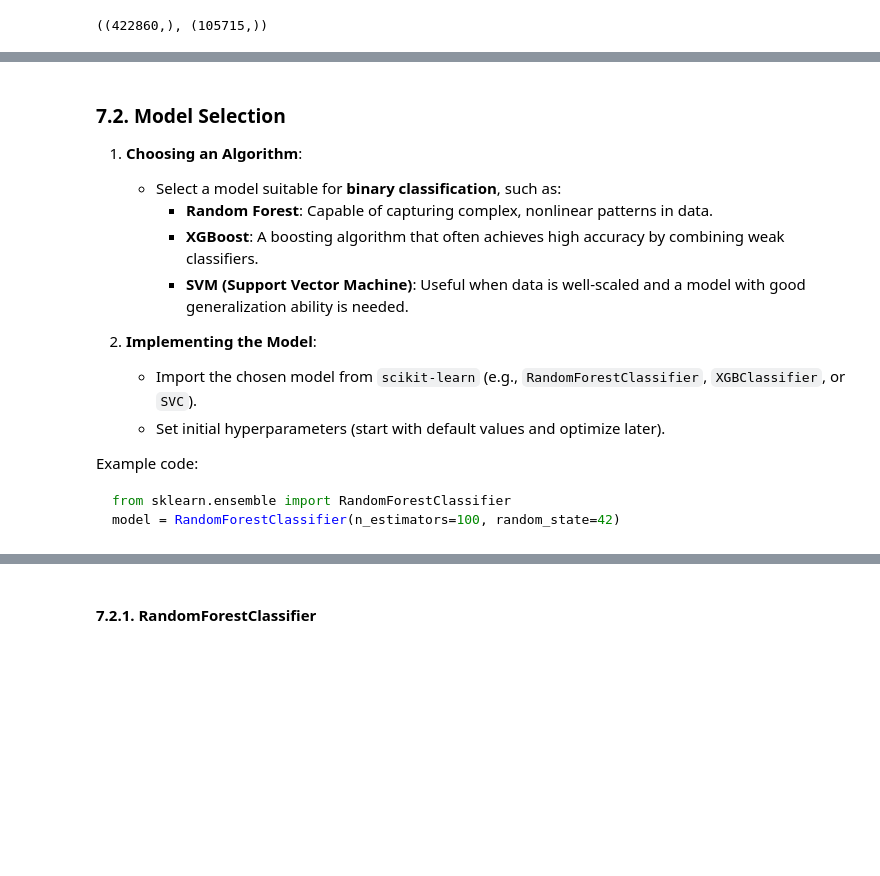
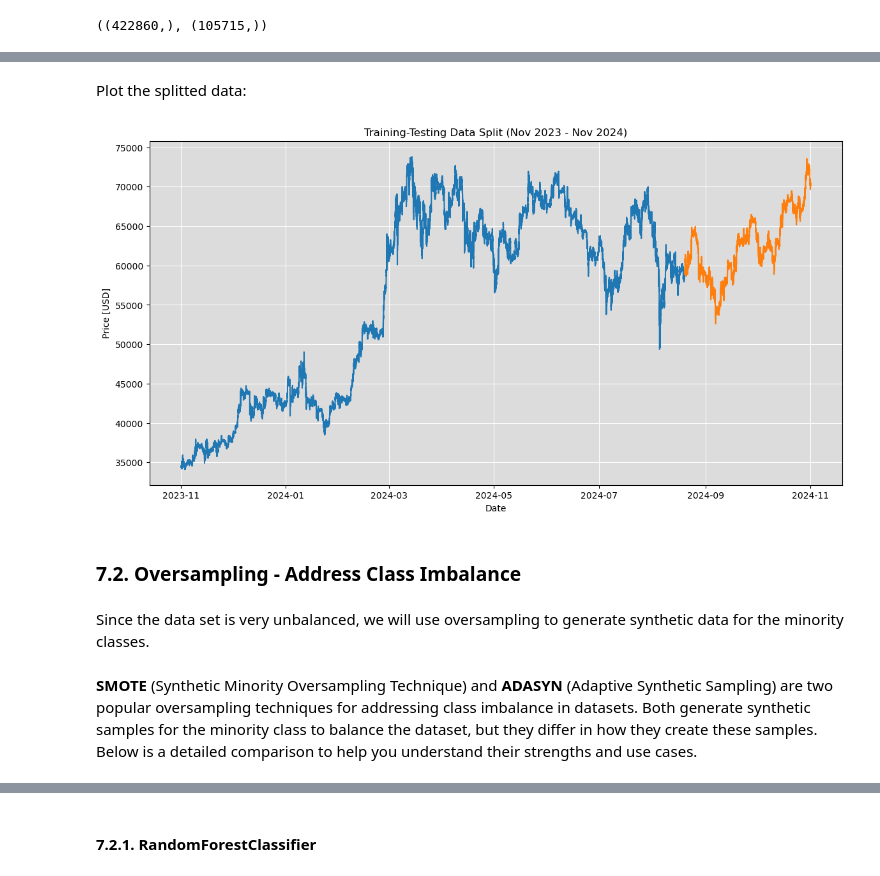
Before and after one commit to kostadinlambov/Algorithmic-Trading-Bot, a Jupyter notebook: Notebook/01.Algorithmic Trading Bot.ipynb, the cells around one changed output, grey strips where cells are left out. Saved outputs shown, nothing was run; the diff lists cells and outputs as text; code cells hidden in the pictures; blank space fills up the shorter version.

````diff
--- a/Notebook/01.Algorithmic Trading Bot.ipynb
+++ b/Notebook/01.Algorithmic Trading Bot.ipynb
@@ -1335,19 +892,50 @@ Scale feature values to a range of 0 to 1 or -1 to 1 with `StandardScaler` or `M
-# %% [markdown]
-### 7.2. Model Selection
-
-1. **Choosing an Algorithm**:
-   - Select a model suitable for **binary classification**, such as:
-     - **Random Forest**: Capable of capturing complex, nonlinear patterns in data.
-     - **XGBoost**: A boosting algorithm that often achieves high accuracy by combining weak classifiers.
-     - **SVM (Support Vector Machine)**: Useful when data is well-scaled and a model with good generalization ability is needed.
-
-2. **Implementing the Model**:
-   - Import the chosen model from `scikit-learn` (e.g., `RandomForestClassifier`, `XGBClassifier`, or `SVC`).
-   - Set initial hyperparameters (start with default values and optimize later).
-
-Example code:
-
-```python
-from sklearn.ensemble import RandomForestClassifier
-model = RandomForestClassifier(n_estimators=100, random_state=42)
-```
+# %% [markdown]
+Plot the splitted data:
+# %%
+def plot_splitted_market_data(dates, prices, labels, title):
+    plt.figure(figsize=(14, 7))
+
+    ax = plt.gca()
+    ax.set_facecolor('gainsboro')
+    ax.xaxis.grid(True, color='white')
+    ax.yaxis.grid(True, color='white')
+
+    # x_lim_start = dates[0][0]
+    # x_lim_end = dates[1][len(dates[1]) - 1]
+    # # x_lim_end = dates[len(dates[0]) + len(dates[1]) - 1]
+    # # plt.xlim(x_lim_start, x_lim_end)
+    # ax.set_xlim(xmin=x_lim_start,xmax=x_lim_end)
+
+    # plt.plot(attributes_train.index, attributes_train.close)
+    # plt.plot(attributes_test.index, attributes_test.close)
+    plt.plot(dates[0], prices[0])
+    plt.plot(dates[1], prices[1])
+
+    plt.xlabel(labels[0])
+    plt.ylabel(labels[1])
+
+    plt.title(title)
+    plt.show()
+# %%
+dates_train = attributes_train.index
+prices_close_train = attributes_train.close
+
+dates_test = attributes_test.index
+prices_close_test = attributes_test.close
+
+dates = [dates_train, dates_test]
+prices_close_btc = [prices_close_train, prices_close_test]
+
+title_btc = 'Training-Testing Data Split (Nov 2023 - Nov 2024)'
+
+labels = ['Date', 'Price [USD]']
+
+plot_splitted_market_data(dates, prices_close_btc, labels, title_btc)
+# %% [output]
+[figure, added]
+# %% [markdown]
+### 7.2. Oversampling - Address Class Imbalance
+# %% [markdown]
+Since the data set is very unbalanced, we will use oversampling to generate synthetic data for the minority classes.
+# %% [markdown]
+**SMOTE** (Synthetic Minority Oversampling Technique) and **ADASYN** (Adaptive Synthetic Sampling) are two popular oversampling techniques for addressing class imbalance in datasets. Both generate synthetic samples for the minority class to balance the dataset, but they differ in how they create these samples. Below is a detailed comparison to help you understand their strengths and use cases.
````
Also changed, not shown: parts of 150 cells of this notebook, 13 other files.
